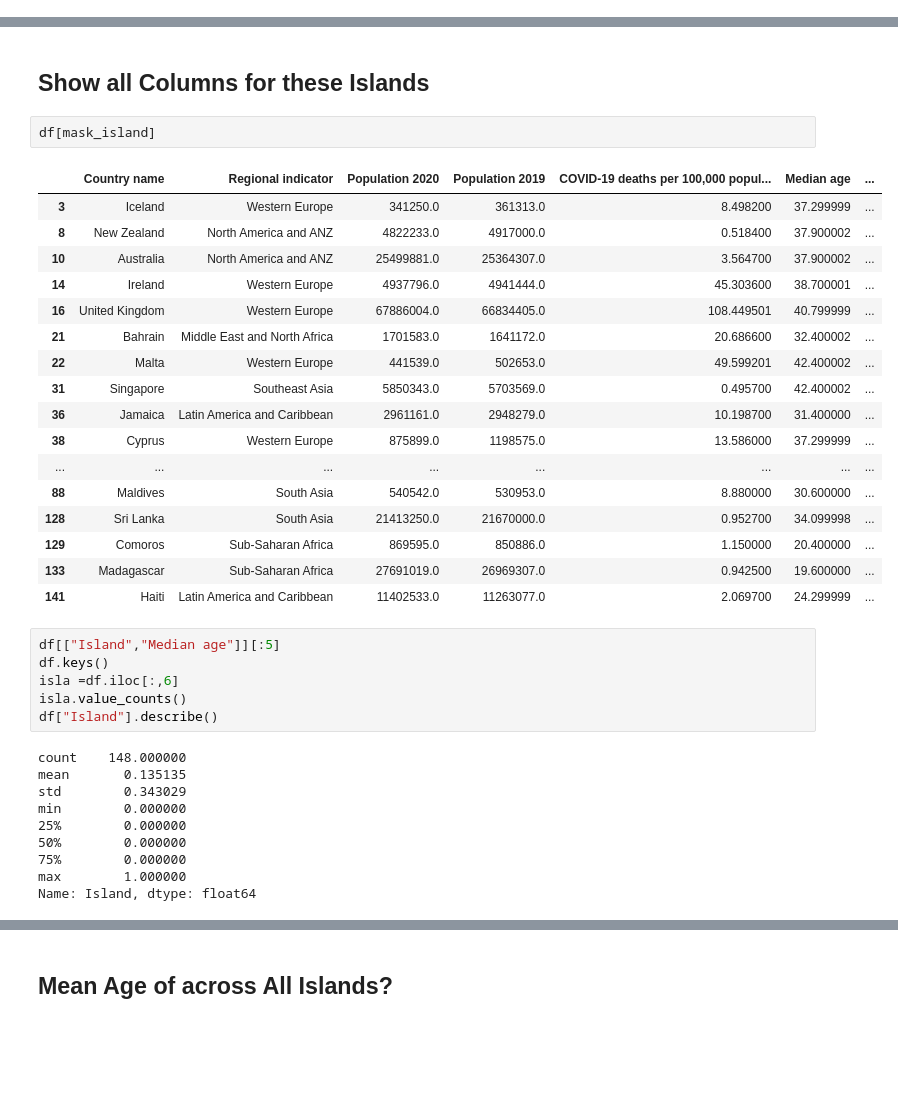
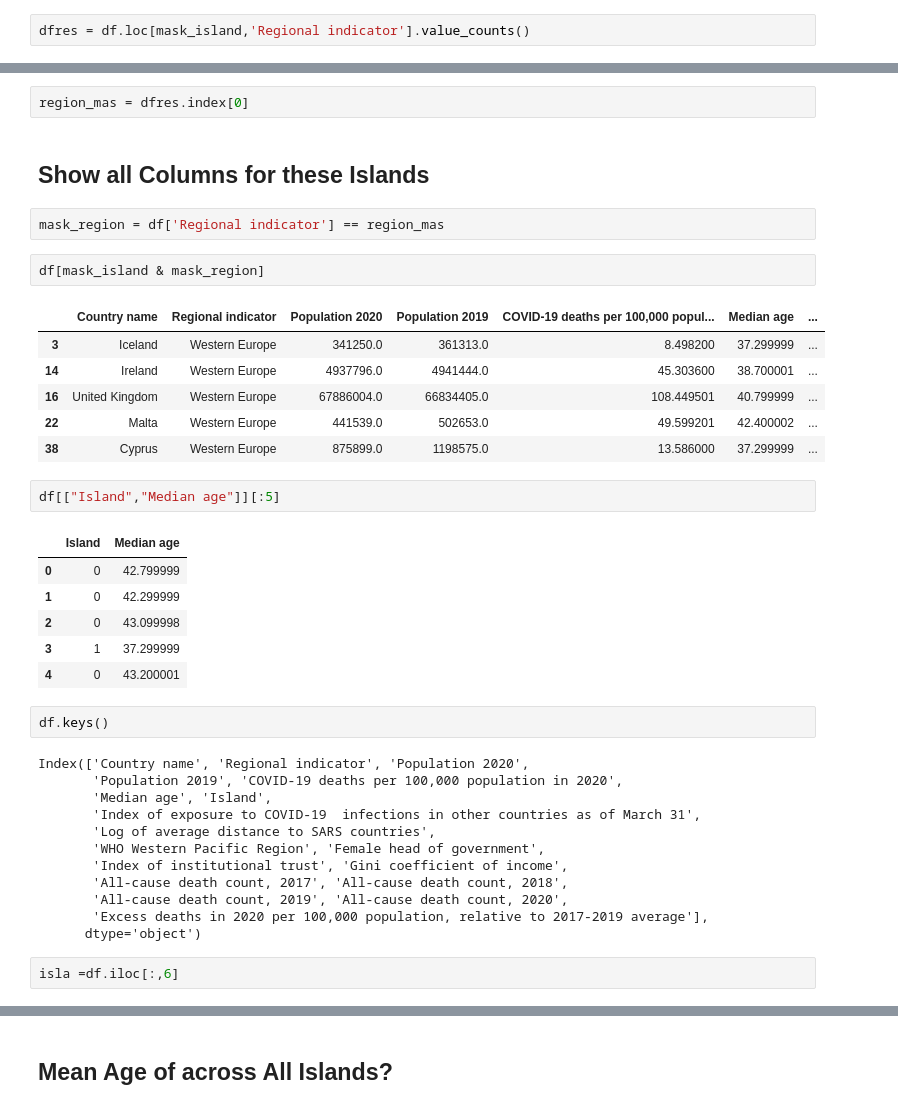
Before and after one commit to jesusmartinezprofesor/machine-learning-program, a Jupyter notebook: #01. Data Tables & Basic Concepts of Programming/01practice.ipynb, the cells around one changed output, grey strips where cells are left out. Drawn from its saved outputs; the diff is of its cells as text; blank space fills up the shorter version.

```diff
--- a/#01. Data Tables & Basic Concepts of Programming/01practice.ipynb
+++ b/#01. Data Tables & Basic Concepts of Programming/01practice.ipynb
@@ -89 +83,3 @@ Middle East and North Africa    1
 Name: Regional indicator, dtype: int64
+# %%
+dfres = df.loc[mask_island,'Regional indicator'].value_counts()
@@ -90,38 +90,40 @@ Name: Regional indicator, dtype: int64
+# %%
+region_mas = dfres.index[0]
 # %% [markdown]
 ## Show all Columns for these Islands
+# %%
+mask_region = df['Regional indicator'] == region_mas
 # %%
-df[mask_island]
+df[mask_island & mask_region]
 # %% [output]
 |  | Country name | Regional indicator | Population 2020 | Population 2019 | COVID-19 deaths per 100,000 popul... | Median age | ... |
 | 3 | Iceland | Western Europe | 341250.0 | 361313.0 | 8.498200 | 37.299999 | ... |
-| 8 | New Zealand | North America and ANZ | 4822233.0 | 4917000.0 | 0.518400 | 37.900002 | ... |
-| 10 | Australia | North America and ANZ | 25499881.0 | 25364307.0 | 3.564700 | 37.900002 | ... |
 | 14 | Ireland | Western Europe | 4937796.0 | 4941444.0 | 45.303600 | 38.700001 | ... |
 | 16 | United Kingdom | Western Europe | 67886004.0 | 66834405.0 | 108.449501 | 40.799999 | ... |
-| 21 | Bahrain | Middle East and North Africa | 1701583.0 | 1641172.0 | 20.686600 | 32.400002 | ... |
 | 22 | Malta | Western Europe | 441539.0 | 502653.0 | 49.599201 | 42.400002 | ... |
-| 31 | Singapore | Southeast Asia | 5850343.0 | 5703569.0 | 0.495700 | 42.400002 | ... |
-| 36 | Jamaica | Latin America and Caribbean | 2961161.0 | 2948279.0 | 10.198700 | 31.400000 | ... |
 | 38 | Cyprus | Western Europe | 875899.0 | 1198575.0 | 13.586000 | 37.299999 | ... |
-| ... | ... | ... | ... | ... | ... | ... | ... |
-| 88 | Maldives | South Asia | 540542.0 | 530953.0 | 8.880000 | 30.600000 | ... |
-| 128 | Sri Lanka | South Asia | 21413250.0 | 21670000.0 | 0.952700 | 34.099998 | ... |
-| 129 | Comoros | Sub-Saharan Africa | 869595.0 | 850886.0 | 1.150000 | 20.400000 | ... |
-| 133 | Madagascar | Sub-Saharan Africa | 27691019.0 | 26969307.0 | 0.942500 | 19.600000 | ... |
-| 141 | Haiti | Latin America and Caribbean | 11402533.0 | 11263077.0 | 2.069700 | 24.299999 | ... |
 # %%
 df[["Island","Median age"]][:5]
-df.keys()
-isla =df.iloc[:,6]
-isla.value_counts()
-df["Island"].describe()
 # %% [output]
-count    148.000000
-mean       0.135135
-std        0.343029
-min        0.000000
-25%        0.000000
-50%        0.000000
-75%        0.000000
-max        1.000000
-Name: Island, dtype: float64
+|  | Island | Median age |
+| 0 | 0 | 42.799999 |
+| 1 | 0 | 42.299999 |
+| 2 | 0 | 43.099998 |
+| 3 | 1 | 37.299999 |
+| 4 | 0 | 43.200001 |
+# %%
+df.keys()
+# %% [output]
+Index(['Country name', 'Regional indicator', 'Population 2020',
+       'Population 2019', 'COVID-19 deaths per 100,000 population in 2020',
+       'Median age', 'Island',
+       'Index of exposure to COVID-19  infections in other countries as of March 31',
+       'Log of average distance to SARS countries',
+       'WHO Western Pacific Region', 'Female head of government',
+       'Index of institutional trust', 'Gini coefficient of income',
+       'All-cause death count, 2017', 'All-cause death count, 2018',
+       'All-cause death count, 2019', 'All-cause death count, 2020',
+       'Excess deaths in 2020 per 100,000 population, relative to 2017-2019 average'],
+      dtype='object')
+# %%
+isla =df.iloc[:,6]
```
Also changed, not shown: parts of 27 cells of this notebook, 7 other files.
